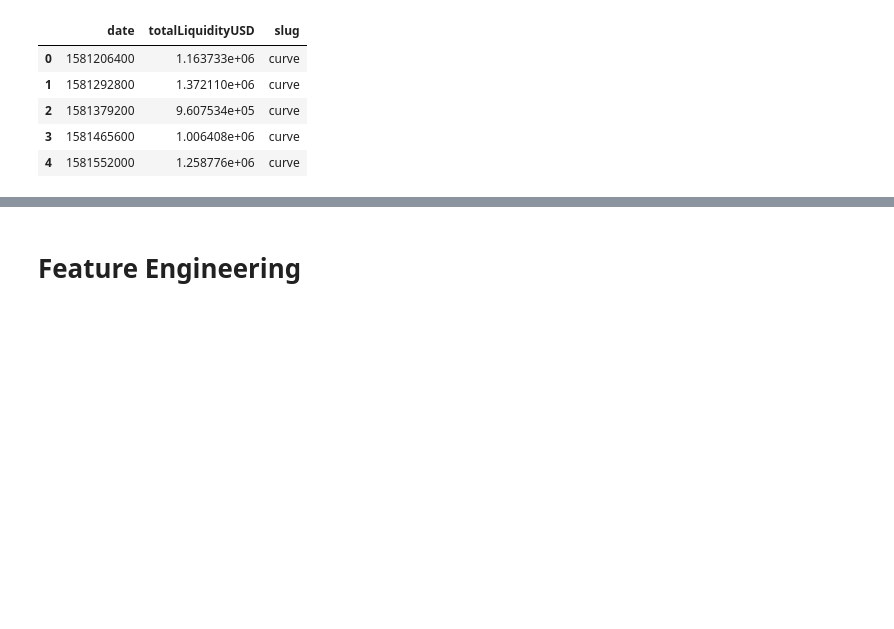
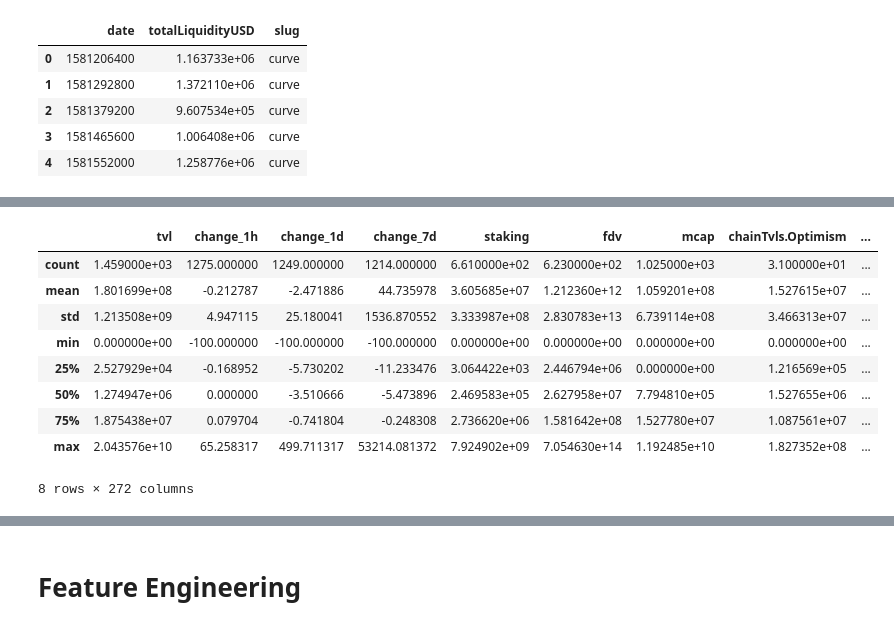
Before and after one commit to custom-hyper/DeFi_Lama_API, a Jupyter notebook: DeFi_Lama.ipynb, the cells around one changed output, grey strips where cells are left out. Drawn from its saved outputs; the diff is of its cells as text; code cells hidden in the pictures; blank space fills up the shorter version.

```diff
--- a/DeFi_Lama.ipynb
+++ b/DeFi_Lama.ipynb
@@ -118,8 +129,17 @@ DeFi = json.loads(output)
 full_talbe = pd.json_normalize(DeFi)
 full_talbe['id'] = full_talbe['symbol']  + '.' + full_talbe['name']
 full_talbe['id'].replace(' ','')
+full_talbe['Notes'] = ''
 
-full_talbe
+#UNIX timestamp: created
+full_talbe['UNIX'] = int( time.time())
+
+#CoinGecko webpage
+
+
+path = "/content/drive/MyDrive/workspace/pipelines/datasets/defi_lama/output"
+full_talbe.to_csv(path+'/Defi_llama_current.csv')
+full_talbe.info()
 # %% [output]
 |  | id | name | address | symbol | url | description | chain | logo | audits | audit_note | ... |
 | 0 | CRV.Curve | Curve | 0xD533a949740bb3306d119CC777fa900... | CRV | https://curve.fi | Curve is a decentralized exchange... | Multi-Chain | https://icons.llama.fi/curve.png | 2 | None | ... |
@@ -137,3 +157,16 @@ full_talbe
+# %%
+full_talbe.describe()
+# %% [output]
+|  | tvl | change_1h | change_1d | change_7d | staking | fdv | mcap | chainTvls.Optimism | ... |
+| count | 1.459000e+03 | 1275.000000 | 1249.000000 | 1214.000000 | 6.610000e+02 | 6.230000e+02 | 1.025000e+03 | 3.100000e+01 | ... |
+| mean | 1.801699e+08 | -0.212787 | -2.471886 | 44.735978 | 3.605685e+07 | 1.212360e+12 | 1.059201e+08 | 1.527615e+07 | ... |
+| std | 1.213508e+09 | 4.947115 | 25.180041 | 1536.870552 | 3.333987e+08 | 2.830783e+13 | 6.739114e+08 | 3.466313e+07 | ... |
+| min | 0.000000e+00 | -100.000000 | -100.000000 | -100.000000 | 0.000000e+00 | 0.000000e+00 | 0.000000e+00 | 0.000000e+00 | ... |
+| 25% | 2.527929e+04 | -0.168952 | -5.730202 | -11.233476 | 3.064422e+03 | 2.446794e+06 | 0.000000e+00 | 1.216569e+05 | ... |
+| 50% | 1.274947e+06 | 0.000000 | -3.510666 | -5.473896 | 2.469583e+05 | 2.627958e+07 | 7.794810e+05 | 1.527655e+06 | ... |
+| 75% | 1.875438e+07 | 0.079704 | -0.741804 | -0.248308 | 2.736620e+06 | 1.581642e+08 | 1.527780e+07 | 1.087561e+07 | ... |
+| max | 2.043576e+10 | 65.258317 | 499.711317 | 53214.081372 | 7.924902e+09 | 7.054630e+14 | 1.192485e+10 | 1.827352e+08 | ... |
+8 rows × 272 columns
 # %%
 #@title Dataset Stats { display-mode: "code" }
 full_talbe.info(verbose=True)
```
Also changed, not shown: parts of 9 cells of this notebook.
